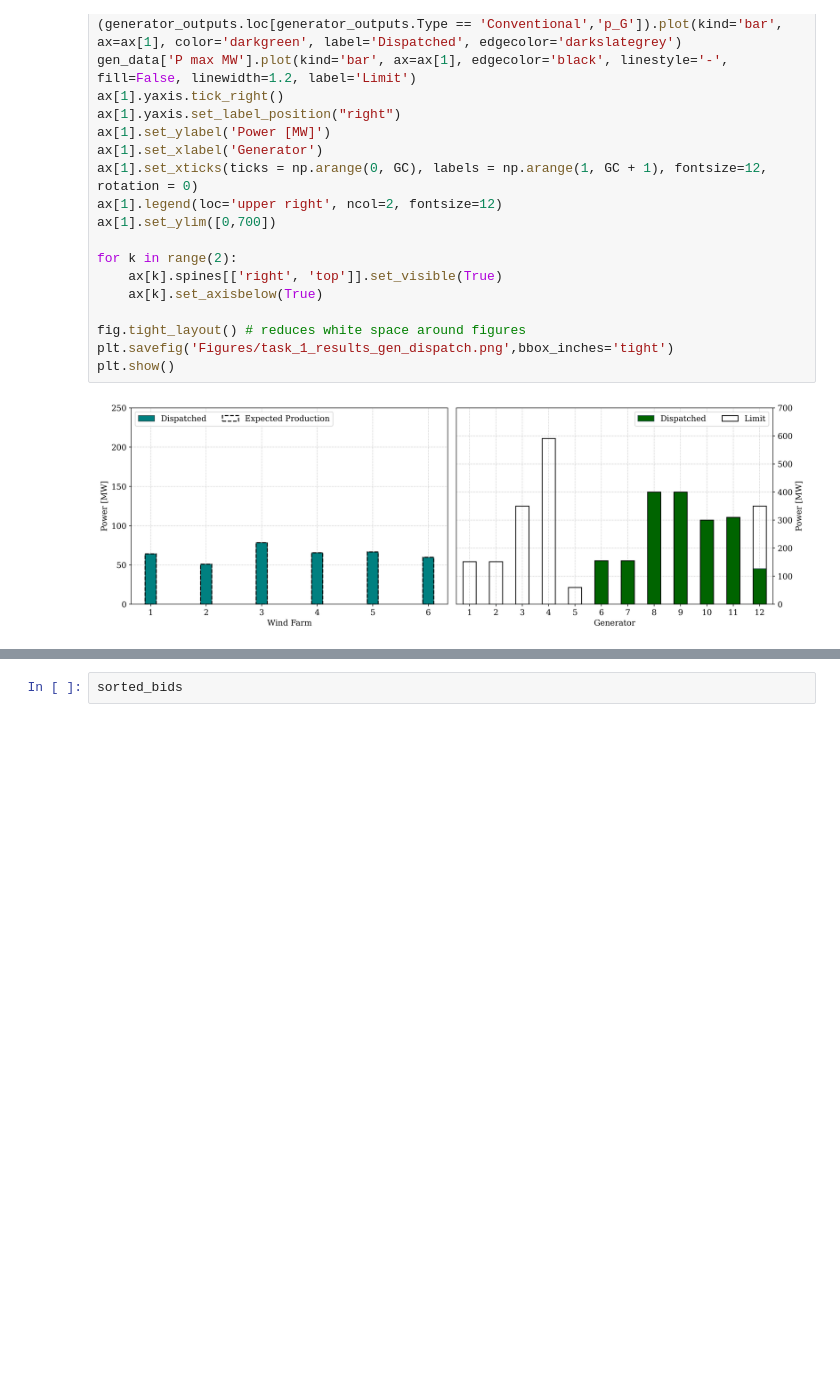
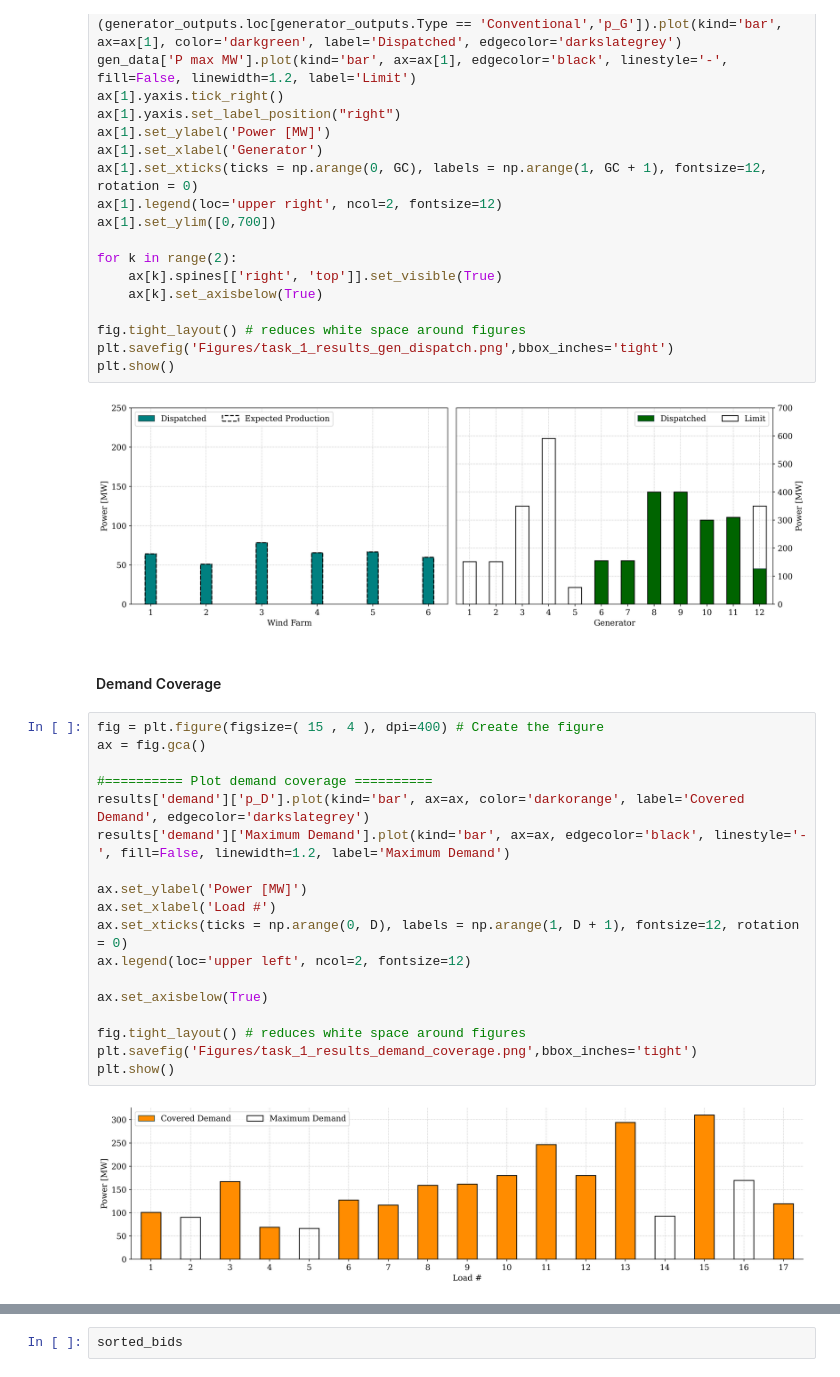
Before and after one commit to Hvid1999/46755, a Jupyter notebook: Assignment 1/task_1.ipynb, the cells around one changed output, grey strips where cells are left out. Saved outputs shown, nothing was run; the diff lists cells and outputs as text; blank space fills up the shorter version.

```diff
--- a/Assignment 1/task_1.ipynb
+++ b/Assignment 1/task_1.ipynb
@@ -328,6 +332,28 @@ plt.savefig('Figures/task_1_results_gen_dispatch.png',bbox_inches='tight')
 plt.show()
 # %% [output]
 [figure]
+# %% [markdown]
+#### Demand Coverage
+# %%
+fig = plt.figure(figsize=( 15 , 4 ), dpi=400) # Create the figure
+ax = fig.gca()
+
+#========== Plot demand coverage ==========
+results['demand']['p_D'].plot(kind='bar', ax=ax, color='darkorange', label='Covered Demand', edgecolor='darkslategrey')
+results['demand']['Maximum Demand'].plot(kind='bar', ax=ax, edgecolor='black', linestyle='-', fill=False, linewidth=1.2, label='Maximum Demand')
+
+ax.set_ylabel('Power [MW]')
+ax.set_xlabel('Load #')
+ax.set_xticks(ticks = np.arange(0, D), labels = np.arange(1, D + 1), fontsize=12, rotation = 0)
+ax.legend(loc='upper left', ncol=2, fontsize=12)
+
+ax.set_axisbelow(True)
+
+fig.tight_layout() # reduces white space around figures
+plt.savefig('Figures/task_1_results_demand_coverage.png',bbox_inches='tight')
+plt.show()
+# %% [output]
+[figure, added]
 # %%
 #=================== Demand Data ==========================
 bid_pairs = pd.DataFrame() # pairing load demand and bid price
```
Also changed, not shown: parts of 4 cells of this notebook, 2 other files.
